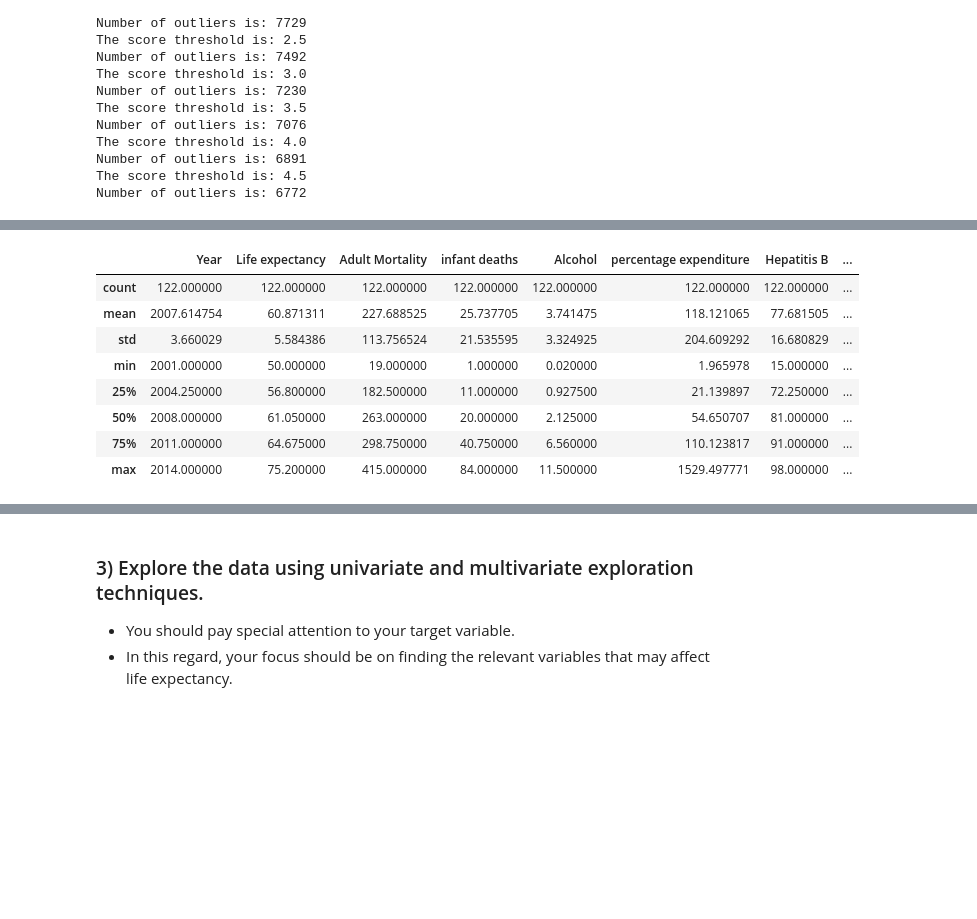
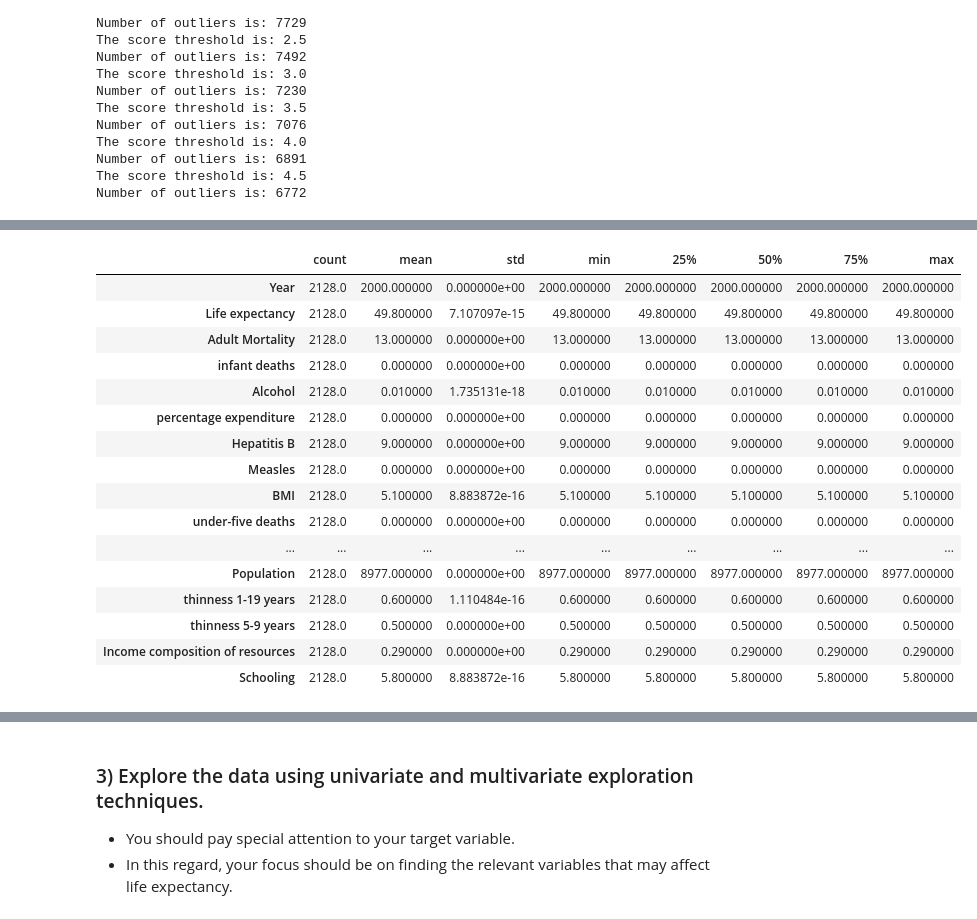
Before and after one commit to TheONEShafiq/Thinkful_Exercises, a Jupyter notebook: EDA_Challenge.ipynb, the cells around one changed output, grey strips where cells are left out. Saved outputs shown, nothing was run; the diff lists cells and outputs as text; code cells hidden in the pictures; blank space fills up the shorter version.

```diff
--- a/EDA_Challenge.ipynb
+++ b/EDA_Challenge.ipynb
@@ -274,6 +249,6 @@ Number of outliers is: 1753
 # %%
-# def using_mstats(s):
-#     return winsorize(s, limits=[0.05, 0.05])
+def using_mstats(s):
+    return winsorize(s, limits=[0.05, 0.05])
 
-# expectancy = expectancy_clean.apply(using_mstats, axis=0)
-# expectancy.quantile([0, 0.05, 0.25, 0.5, 0.75, 0.95, 1])
+expectancy_clean = expectancy_clean.apply(using_mstats, axis=0)
+expectancy_clean.quantile([0, 0.05, 0.25, 0.5, 0.75, 0.95, 1])
@@ -295,29 +279,36 @@ Number of outliers is: 1753
 #                       | (expectancy_clean[numeric_cols] < min_val))[0]))
 #     ))
 # %%
-#This is the for loop that is dropping the outliers however it's acting as a continuual loop and cutting down
-#the dataset from 2128 rows to 122 (see below)
-
 from pandas.api.types import is_numeric_dtype
 
 def remove_outlier(expectancy_clean):
+    df = expectancy_clean.copy()
     low = .05
     high = .95
-    quant_df = expectancy_clean.quantile([low, high])
-    for name in list(expectancy_clean.columns):
-        if is_numeric_dtype(expectancy_clean[name]):
-            expectancy_clean = expectancy_clean[(expectancy_clean[name] > quant_df.loc[low, name])
-               & (expectancy_clean[name] < quant_df.loc[high, name])]
-    return expectancy_clean
+    quant_df = df.quantile([low, high])
+    for name in list(df.columns):
+        if is_numeric_dtype(df[name]):
+          df[name] = winsorize(df[name], (low, high))
+    return df
 
-remove_outlier(expectancy_clean).describe()
+test= remove_outlier(expectancy_clean)
+
+test.describe().T
 # %% [output]
-|  | Year | Life expectancy | Adult Mortality | infant deaths | Alcohol | percentage expenditure | Hepatitis B | ... |
-| count | 122.000000 | 122.000000 | 122.000000 | 122.000000 | 122.000000 | 122.000000 | 122.000000 | ... |
-| mean | 2007.614754 | 60.871311 | 227.688525 | 25.737705 | 3.741475 | 118.121065 | 77.681505 | ... |
-| std | 3.660029 | 5.584386 | 113.756524 | 21.535595 | 3.324925 | 204.609292 | 16.680829 | ... |
-| min | 2001.000000 | 50.000000 | 19.000000 | 1.000000 | 0.020000 | 1.965978 | 15.000000 | ... |
-| 25% | 2004.250000 | 56.800000 | 182.500000 | 11.000000 | 0.927500 | 21.139897 | 72.250000 | ... |
-| 50% | 2008.000000 | 61.050000 | 263.000000 | 20.000000 | 2.125000 | 54.650707 | 81.000000 | ... |
-| 75% | 2011.000000 | 64.675000 | 298.750000 | 40.750000 | 6.560000 | 110.123817 | 91.000000 | ... |
-| max | 2014.000000 | 75.200000 | 415.000000 | 84.000000 | 11.500000 | 1529.497771 | 98.000000 | ... |
+|  | count | mean | std | min | 25% | 50% | 75% | max |
+| Year | 2128.0 | 2000.000000 | 0.000000e+00 | 2000.000000 | 2000.000000 | 2000.000000 | 2000.000000 | 2000.000000 |
+| Life expectancy | 2128.0 | 49.800000 | 7.107097e-15 | 49.800000 | 49.800000 | 49.800000 | 49.800000 | 49.800000 |
+| Adult Mortality | 2128.0 | 13.000000 | 0.000000e+00 | 13.000000 | 13.000000 | 13.000000 | 13.000000 | 13.000000 |
+| infant deaths | 2128.0 | 0.000000 | 0.000000e+00 | 0.000000 | 0.000000 | 0.000000 | 0.000000 | 0.000000 |
+| Alcohol | 2128.0 | 0.010000 | 1.735131e-18 | 0.010000 | 0.010000 | 0.010000 | 0.010000 | 0.010000 |
+| percentage expenditure | 2128.0 | 0.000000 | 0.000000e+00 | 0.000000 | 0.000000 | 0.000000 | 0.000000 | 0.000000 |
+| Hepatitis B | 2128.0 | 9.000000 | 0.000000e+00 | 9.000000 | 9.000000 | 9.000000 | 9.000000 | 9.000000 |
+| Measles | 2128.0 | 0.000000 | 0.000000e+00 | 0.000000 | 0.000000 | 0.000000 | 0.000000 | 0.000000 |
+| BMI | 2128.0 | 5.100000 | 8.883872e-16 | 5.100000 | 5.100000 | 5.100000 | 5.100000 | 5.100000 |
+| under-five deaths | 2128.0 | 0.000000 | 0.000000e+00 | 0.000000 | 0.000000 | 0.000000 | 0.000000 | 0.000000 |
+| ... | ... | ... | ... | ... | ... | ... | ... | ... |
+| Population | 2128.0 | 8977.000000 | 0.000000e+00 | 8977.000000 | 8977.000000 | 8977.000000 | 8977.000000 | 8977.000000 |
+| thinness 1-19 years | 2128.0 | 0.600000 | 1.110484e-16 | 0.600000 | 0.600000 | 0.600000 | 0.600000 | 0.600000 |
+| thinness 5-9 years | 2128.0 | 0.500000 | 0.000000e+00 | 0.500000 | 0.500000 | 0.500000 | 0.500000 | 0.500000 |
+| Income composition of resources | 2128.0 | 0.290000 | 0.000000e+00 | 0.290000 | 0.290000 | 0.290000 | 0.290000 | 0.290000 |
+| Schooling | 2128.0 | 5.800000 | 8.883872e-16 | 5.800000 | 5.800000 | 5.800000 | 5.800000 | 5.800000 |
```
Also changed, not shown: parts of 35 cells of this notebook.
